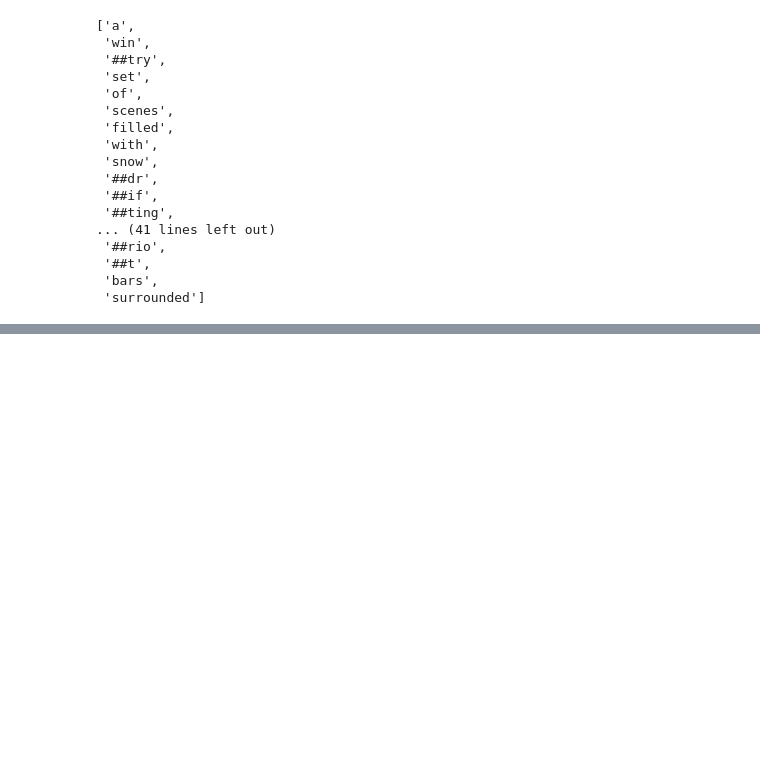
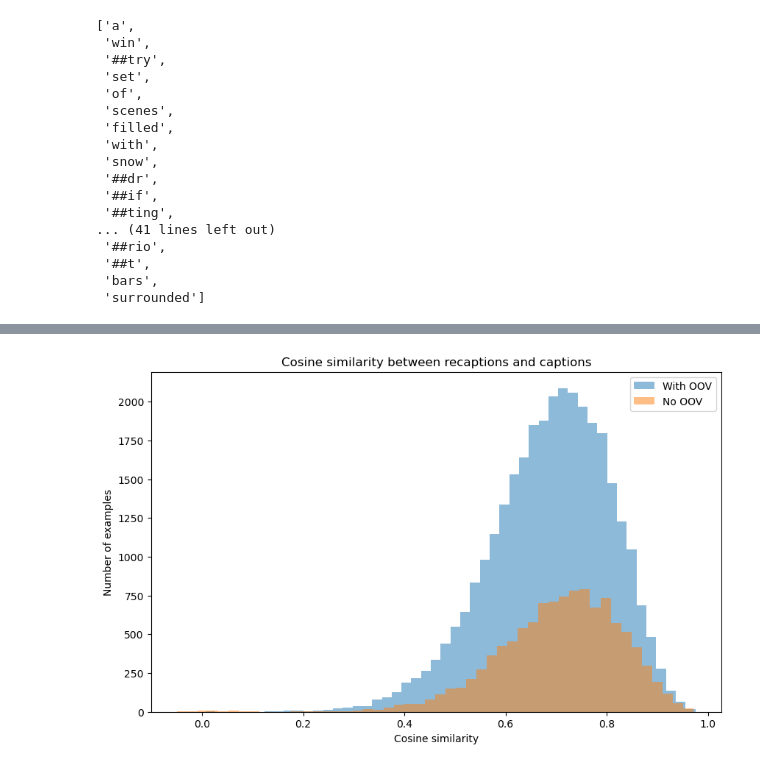
Before and after one commit to imartinf/multimemo, a Jupyter notebook: notebooks/1-imartinf-language-analysis.ipynb, the cells around one changed output, grey strips where cells are left out. Cells and saved outputs as stored; diff of their text form; code cells hidden in the pictures; blank space fills up the shorter version.

```diff
--- a/notebooks/1-imartinf-language-analysis.ipynb
+++ b/notebooks/1-imartinf-language-analysis.ipynb
@@ -211,0 +480,2 @@ tokenizer.tokenize(highest_oov_recaptions['recaptions'].values[0])
+# %%
+data_exp['cosine_sim_mpnet'] = data_exp.progress_apply(lambda row: cosine_sim_metric.get_metric(row['recaptions'], row['captions'])[0][0], axis=1)
@@ -211,0 +494,12 @@ tokenizer.tokenize(highest_oov_recaptions['recaptions'].values[0])
+# %%
+plt.figure(figsize=(10, 6))
+# Histogram of cosine similarities for recaptions with no oov words
+plt.hist(data_exp[data_exp['recaption_oov_words']>0]['cosine_sim_mpnet'], bins=50, alpha=0.5, label='With OOV')
+plt.hist(data_exp[data_exp['recaption_oov_words']==0]['cosine_sim_mpnet'], bins=50, alpha=0.5, label='No OOV')
+plt.legend(loc='upper right')
+plt.title('Cosine similarity between recaptions and captions')
+plt.xlabel('Cosine similarity')
+plt.ylabel('Number of examples')
+plt.show()
+# %% [output]
+[figure, added]
```
Also changed, not shown: parts of 21 cells of this notebook, 5 other files.
